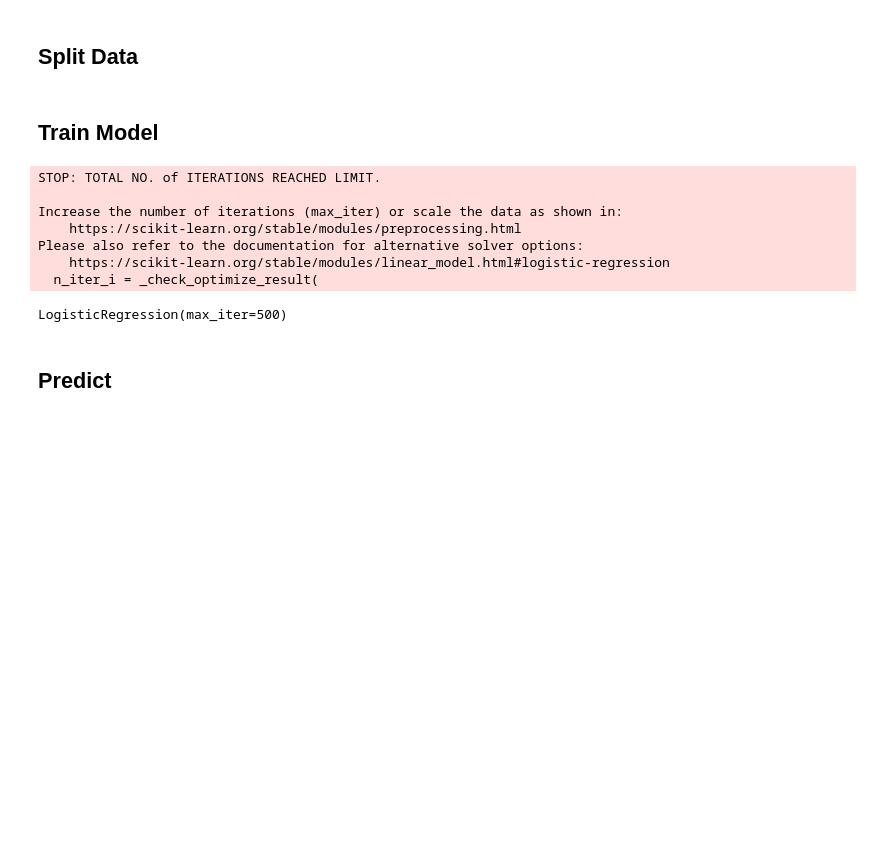
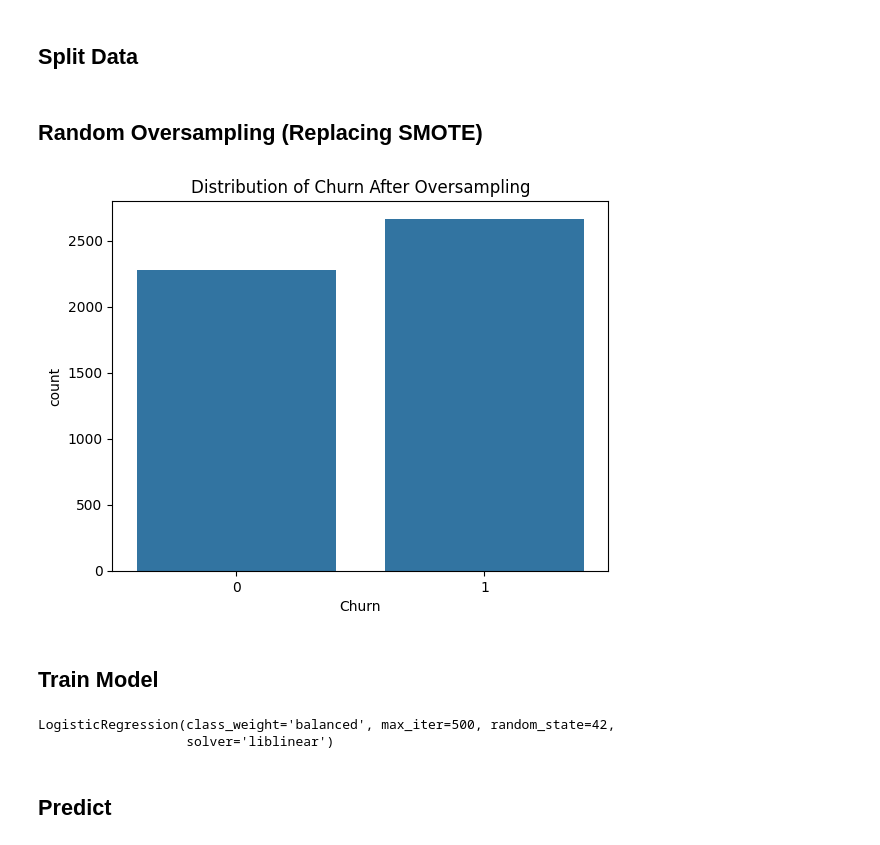
Before and after one commit to RyanGA09/codveda-ml-submission, a Jupyter notebook: Level 2 Intermediate/Task_1_Logistic_Regression/logistic_regression.ipynb, the cells around one changed output. Cells and saved outputs as stored; diff of their text form; code cells hidden in the pictures; blank space fills up the shorter version.

```diff
--- a/Level 2 Intermediate/Task_1_Logistic_Regression/logistic_regression.ipynb
+++ b/Level 2 Intermediate/Task_1_Logistic_Regression/logistic_regression.ipynb
@@ -77,3 +91,5 @@ data["Churn"] = data["Churn"].astype(int)
 X = data.drop(columns=["Churn"])
 y = data["Churn"]
 X_train, X_test, y_train, y_test = train_test_split(X, y, test_size=0.2, random_state=42)
+# %% [markdown]
+## Random Oversampling (Replacing SMOTE)
@@ -80,18 +103,19 @@ X_train, X_test, y_train, y_test = train_test_split(X, y, test_size=0.2, random_
+# %%
+# Show distribution after oversampling
+sns.countplot(x=y_train_oversampled)
+plt.title("Distribution of Churn After Oversampling")
+plt.show()
+# %% [output]
+[figure, added]
 # %% [markdown]
 ## Train Model
 # %%
 # Train Model
-model = LogisticRegression(max_iter=500)
-model.fit(X_train, y_train)
+model = LogisticRegression(max_iter=500, solver="liblinear", random_state=42, class_weight="balanced")
+model.fit(X_train_oversampled, y_train_oversampled)
 # %% [output]
-STOP: TOTAL NO. of ITERATIONS REACHED LIMIT.
-
-Increase the number of iterations (max_iter) or scale the data as shown in:
-    https://scikit-learn.org/stable/modules/preprocessing.html
-Please also refer to the documentation for alternative solver options:
-    https://scikit-learn.org/stable/modules/linear_model.html#logistic-regression
-  n_iter_i = _check_optimize_result(
+LogisticRegression(class_weight='balanced', max_iter=500, random_state=42,
+                   solver='liblinear')
-LogisticRegression(max_iter=500)
 # %% [markdown]
 ## Predict
 # %%
```
Also changed, not shown: parts of 8 cells of this notebook.
